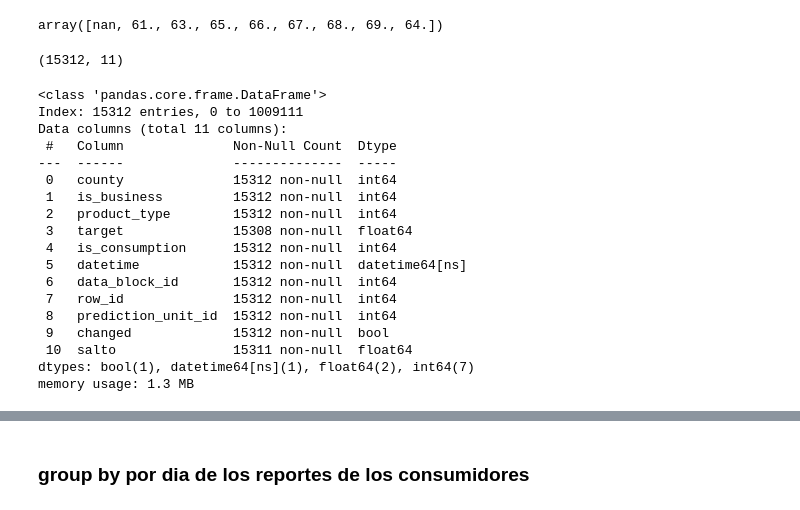
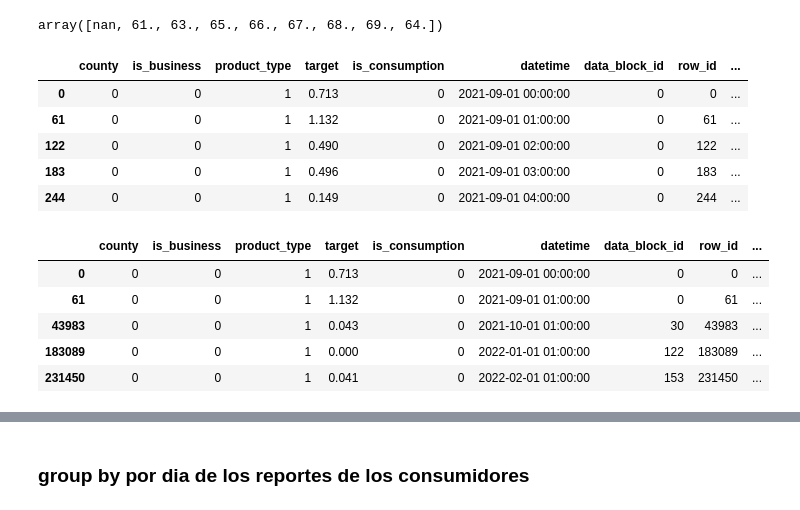
Before and after one commit to josemgoji/Proyecto-integrador-2, a Jupyter notebook: datalab/EDA_2.ipynb, the cells around one changed output, grey strips where cells are left out. Drawn from its saved outputs; the diff is of its cells as text; code cells hidden in the pictures.

```diff
--- a/datalab/EDA_2.ipynb
+++ b/datalab/EDA_2.ipynb
@@ -119,29 +119,31 @@ process_df['salto'].unique()
 # %% [output]
 array([nan, 61., 63., 65., 66., 67., 68., 69., 64.])
 # %%
-process_df.shape
+process_df.head()
 # %% [output]
-(15312, 11)
+|  | county | is_business | product_type | target | is_consumption | datetime | data_block_id | row_id | ... |
+| 0 | 0 | 0 | 1 | 0.713 | 0 | 2021-09-01 00:00:00 | 0 | 0 | ... |
+| 61 | 0 | 0 | 1 | 1.132 | 0 | 2021-09-01 01:00:00 | 0 | 61 | ... |
+| 122 | 0 | 0 | 1 | 0.490 | 0 | 2021-09-01 02:00:00 | 0 | 122 | ... |
+| 183 | 0 | 0 | 1 | 0.496 | 0 | 2021-09-01 03:00:00 | 0 | 183 | ... |
+| 244 | 0 | 0 | 1 | 0.149 | 0 | 2021-09-01 04:00:00 | 0 | 244 | ... |
-# %%
-process_df.info()
-# %% [output]
-<class 'pandas.core.frame.DataFrame'>
-Index: 15312 entries, 0 to 1009111
-Data columns (total 11 columns):
- #   Column              Non-Null Count  Dtype
----  ------              --------------  -----
- 0   county              15312 non-null  int64
- 1   is_business         15312 non-null  int64
- 2   product_type        15312 non-null  int64
- 3   target              15308 non-null  float64
- 4   is_consumption      15312 non-null  int64
- 5   datetime            15312 non-null  datetime64[ns]
- 6   data_block_id       15312 non-null  int64
- 7   row_id              15312 non-null  int64
- 8   prediction_unit_id  15312 non-null  int64
- 9   changed             15312 non-null  bool
- 10  salto               15311 non-null  float64
-dtypes: bool(1), datetime64[ns](1), float64(2), int64(7)
-memory usage: 1.3 MB
+# %%
+process_df['salto_shift'] = process_df['salto'].shift(1)  # Creamos una columna con el valor anterior de 'salto'
+
+# Filtramos filas donde 'salto' sea diferente al valor anterior o el primer valor
+df_filtered = process_df[(process_df['salto'] != process_df['salto_shift']) | (process_df.index == 0)]
+
+# Eliminamos la columna auxiliar
+df_filtered = df_filtered.drop(columns=['salto_shift'])
+
+# Mostrar el resultado
+df_filtered.head()
+# %% [output]
+|  | county | is_business | product_type | target | is_consumption | datetime | data_block_id | row_id | ... |
+| 0 | 0 | 0 | 1 | 0.713 | 0 | 2021-09-01 00:00:00 | 0 | 0 | ... |
+| 61 | 0 | 0 | 1 | 1.132 | 0 | 2021-09-01 01:00:00 | 0 | 61 | ... |
+| 43983 | 0 | 0 | 1 | 0.043 | 0 | 2021-10-01 01:00:00 | 30 | 43983 | ... |
+| 183089 | 0 | 0 | 1 | 0.000 | 0 | 2022-01-01 01:00:00 | 122 | 183089 | ... |
+| 231450 | 0 | 0 | 1 | 0.041 | 0 | 2022-02-01 01:00:00 | 153 | 231450 | ... |
 # %%
 plt.figure(figsize=(10, 6))  # Ajustar el tamaño de la figura
```
Also changed, not shown: parts of 3 cells of this notebook.
